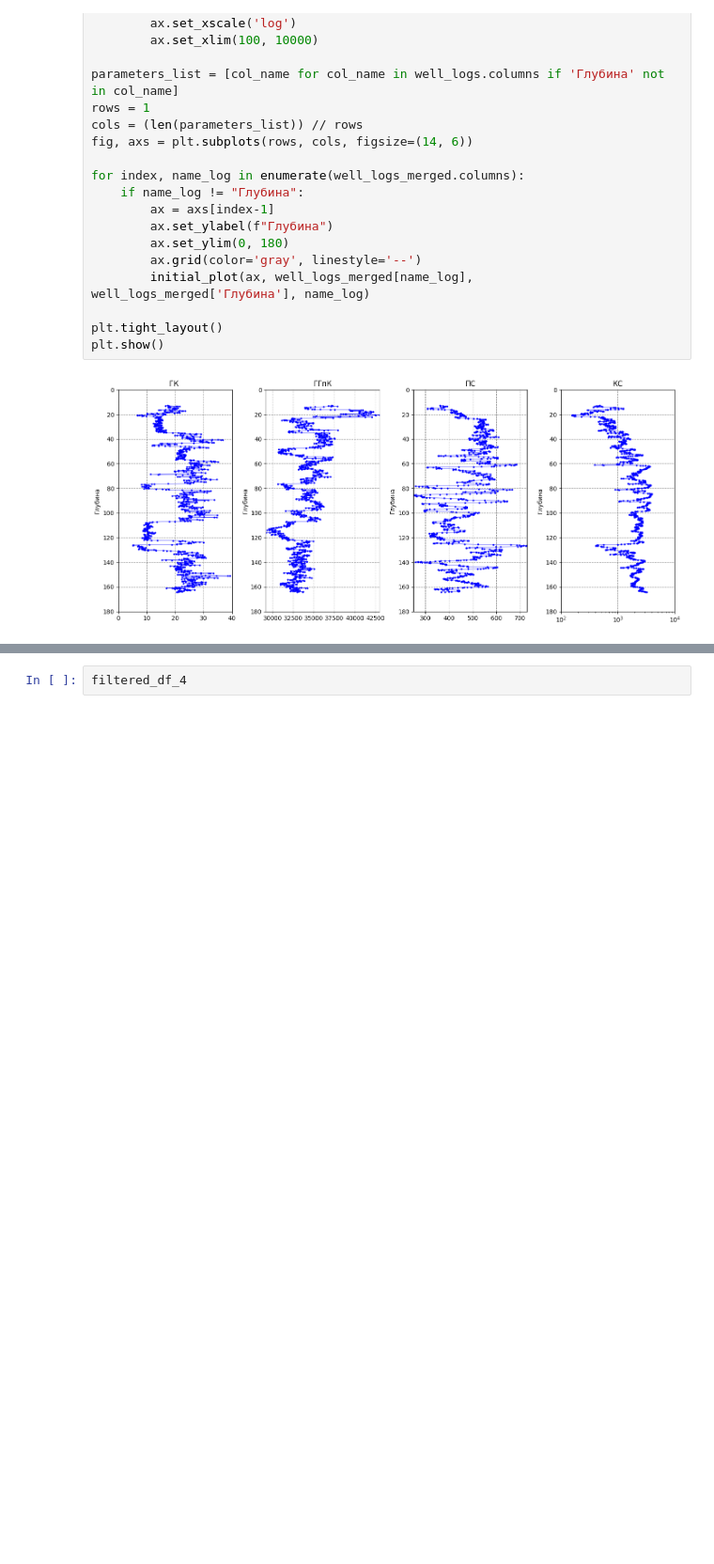
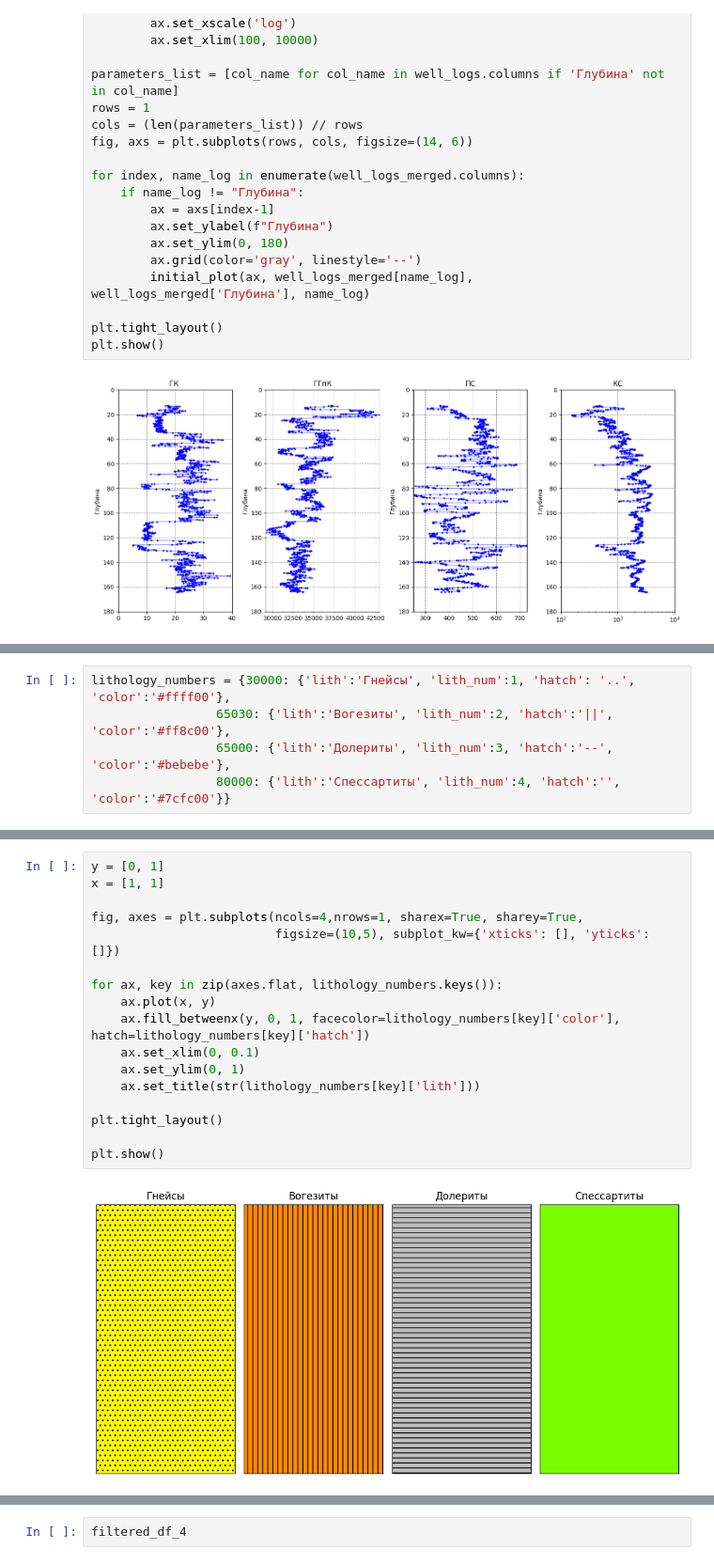
Before and after one commit to MariiaKalinina/R, a Jupyter notebook: Rosatom_new_version.ipynb, the cells around one changed output, grey strips where cells are left out. Shown at 94% size. Saved outputs shown, nothing was run; the diff lists cells and outputs as text; blank space fills up the shorter version.

```diff
--- a/Rosatom_new_version.ipynb
+++ b/Rosatom_new_version.ipynb
@@ -303,0 +309,5 @@ plt.show()
+# %%
+lithology_numbers = {30000: {'lith':'Гнейсы', 'lith_num':1, 'hatch': '..', 'color':'#ffff00'},
+                 65030: {'lith':'Вогезиты', 'lith_num':2, 'hatch':'||', 'color':'#ff8c00'},
+                 65000: {'lith':'Долериты', 'lith_num':3, 'hatch':'--', 'color':'#bebebe'},
+                 80000: {'lith':'Спессартиты', 'lith_num':4, 'hatch':'', 'color':'#7cfc00'}}
@@ -303,0 +324,19 @@ plt.show()
+# %%
+y = [0, 1]
+x = [1, 1]
+
+fig, axes = plt.subplots(ncols=4,nrows=1, sharex=True, sharey=True,
+                         figsize=(10,5), subplot_kw={'xticks': [], 'yticks': []})
+
+for ax, key in zip(axes.flat, lithology_numbers.keys()):
+    ax.plot(x, y)
+    ax.fill_betweenx(y, 0, 1, facecolor=lithology_numbers[key]['color'], hatch=lithology_numbers[key]['hatch'])
+    ax.set_xlim(0, 0.1)
+    ax.set_ylim(0, 1)
+    ax.set_title(str(lithology_numbers[key]['lith']))
+
+plt.tight_layout()
+
+plt.show()
+# %% [output]
+[figure, added]
```
Also changed, not shown: parts of 4 cells of this notebook.
